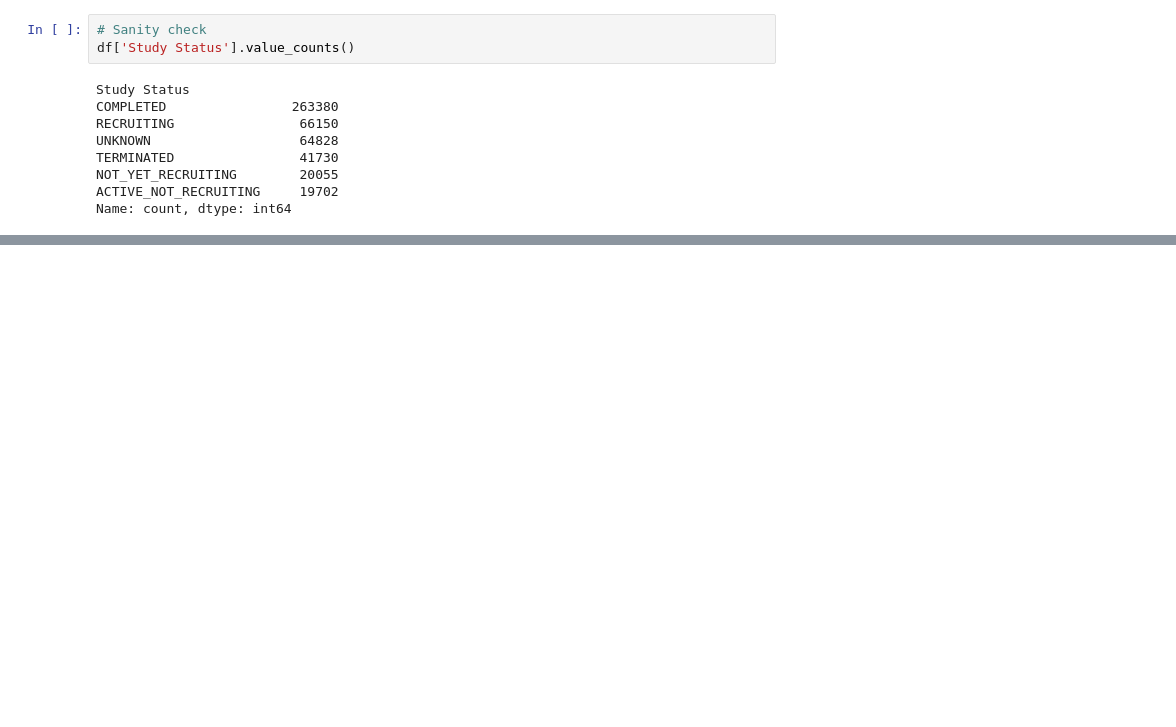
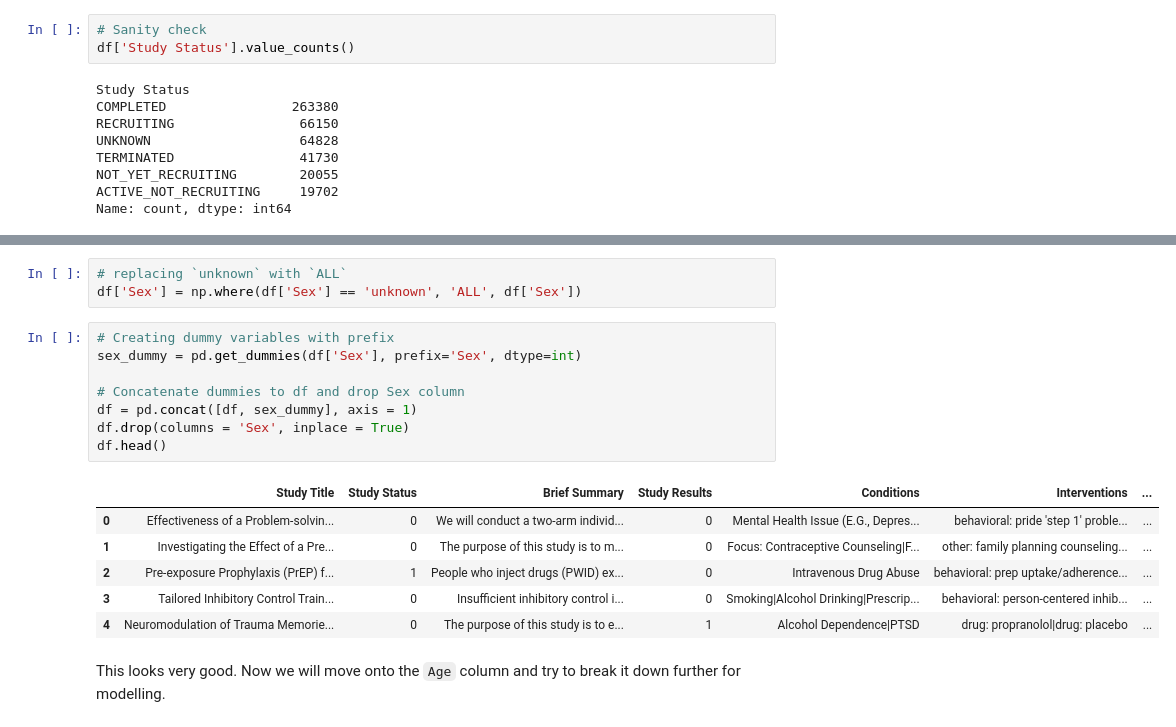
Before and after one commit to clem21chan/Clinical_Trials_Capstone, a Jupyter notebook: Notebooks/2_Preprocessing&EDA.ipynb, the cells around one changed output, grey strips where cells are left out. Drawn from its saved outputs; the diff is of its cells as text; blank space fills up the shorter version.

```diff
--- a/Notebooks/2_Preprocessing&EDA.ipynb
+++ b/Notebooks/2_Preprocessing&EDA.ipynb
@@ -358,0 +464,20 @@ Name: count, dtype: int64
+# %%
+# replacing `unknown` with `ALL`
+df['Sex'] = np.where(df['Sex'] == 'unknown', 'ALL', df['Sex'])
+# %%
+# Creating dummy variables with prefix
+sex_dummy = pd.get_dummies(df['Sex'], prefix='Sex', dtype=int)
+
+# Concatenate dummies to df and drop Sex column
+df = pd.concat([df, sex_dummy], axis = 1)
+df.drop(columns = 'Sex', inplace = True)
+df.head()
+# %% [output]
+|  | Study Title | Study Status | Brief Summary | Study Results | Conditions | Interventions | ... |
+| 0 | Effectiveness of a Problem-solvin... | 0 | We will conduct a two-arm individ... | 0 | Mental Health Issue (E.G., Depres... | behavioral: pride 'step 1' proble... | ... |
+| 1 | Investigating the Effect of a Pre... | 0 | The purpose of this study is to m... | 0 | Focus: Contraceptive Counseling|F... | other: family planning counseling... | ... |
+| 2 | Pre-exposure Prophylaxis (PrEP) f... | 1 | People who inject drugs (PWID) ex... | 0 | Intravenous Drug Abuse | behavioral: prep uptake/adherence... | ... |
+| 3 | Tailored Inhibitory Control Train... | 0 | Insufficient inhibitory control i... | 0 | Smoking|Alcohol Drinking|Prescrip... | behavioral: person-centered inhib... | ... |
+| 4 | Neuromodulation of Trauma Memorie... | 0 | The purpose of this study is to e... | 1 | Alcohol Dependence|PTSD | drug: propranolol|drug: placebo | ... |
+# %% [markdown]
+This looks very good. Now we will move onto the `Age` column and try to break it down further for modelling.
```
Also changed, not shown: parts of 32 cells of this notebook.
